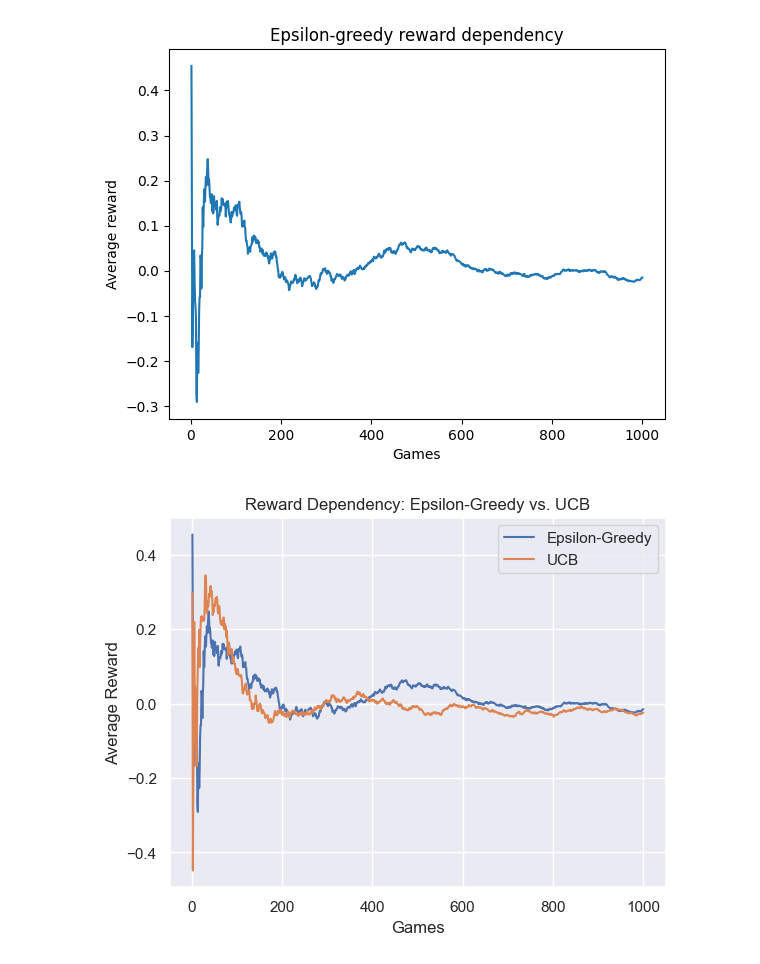
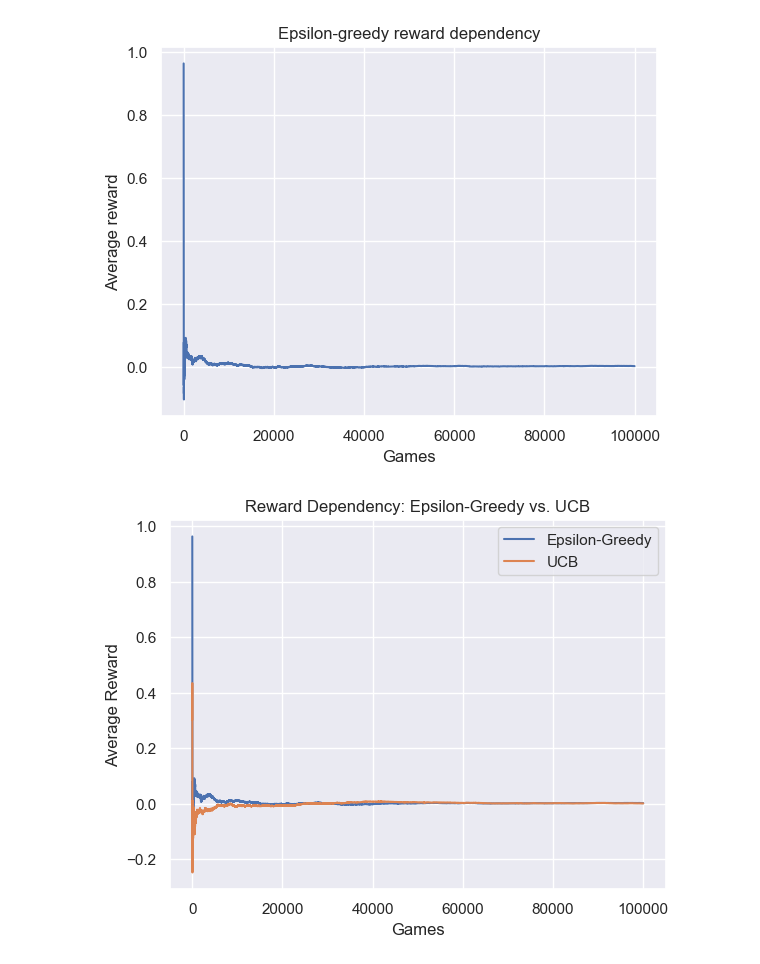
Before and after one commit to PrzeChoj/2024Lato-WarsztatyBadawcze, a Jupyter notebook: PraceDomowe/PD1/10-ręki bandyta - UCB/igor rudolf b.ipynb, the cells around one changed output. Drawn from its saved outputs; the diff is of its cells as text; code cells hidden in the pictures.

```diff
--- a/PraceDomowe/PD1/10-ręki bandyta - UCB/igor rudolf b.ipynb
+++ b/PraceDomowe/PD1/10-ręki bandyta - UCB/igor rudolf b.ipynb
@@ -83,34 +83,34 @@ class Player():
 # %%
 #creating machines
 machines= [Machine(0.1, 1)]
 
 for i in range(9):
     machines.append(Machine(0, 1))
 
 #our assumption the first game is like checking all the machines which suits as the best(not sure if right way of thinking), in the rest games, we can check only one machine in a time
 #but during the first game(first time), like in one unit of time we are checking all the machines
 
-player= Player(1000, machines, 0.1)
+player= Player(100000, machines, 0.1)
 
 #playing games
 player.play_games()
 
 
 #now the most crucial thing, we do not consider first observation as it is not really accurate, and the way machine took "best machine" at first step is rather artificial
-games_axes= range(2, 1001)
+games_axes= range(2, 100001)
 results= player.avg_lists_gathered[1:]
 
 df = pd.DataFrame(list(zip(games_axes, results)), columns=['X', 'Y'])
 
 lineplot= sns.lineplot(data=df, x='X', y='Y')
 
 lineplot.set_xlabel('Games')
 lineplot.set_ylabel('Average reward')
 lineplot.set_title('Epsilon-greedy reward dependency')
 
 plt.show()
 # %% [output]
-[figure, old version]
+[figure, new version]
 # %%
 #now let's consider UCB-approach
 
@@ -194,14 +194,14 @@ for i in range(9):
 #our assumption the first game is like checking all the machines which suits as the best(not sure if right way of thinking), in the rest games, we can check only one machine in a time
 #but during the first game(first time), like in one unit of time we are checking all the machines
 
-playerUCB= PlayerUCB(1000, machinesUCB, 2)
+playerUCB= PlayerUCB(100000, machinesUCB, 2)
 
 #playing games
 playerUCB.play_games()
 
 
 #now the most crucial thing, we do not consider first observation as it is not really accurate, and the way machine took "best machine" at first step is rather artificial
-games_axesUCB= range(2, 1001)
+games_axesUCB= range(2, 100001)
 resultsUCB= playerUCB.avg_lists_gathered[1:]
 
 df2 = pd.DataFrame(list(zip(games_axesUCB, resultsUCB)), columns=['X', 'Y'])
@@ -217,7 +217,9 @@ ax.set_xlabel('Games')
 ax.set_ylabel('Average Reward')
 ax.set_title('Reward Dependency: Epsilon-Greedy vs. UCB')
 
+plt.savefig('Epsilon-greedy_vs_UCB.png')
+
 ax.legend()
 plt.show()
 # %% [output]
-[figure, old version]
+[figure, new version]
```
Also changed, not shown: 5 other files.
